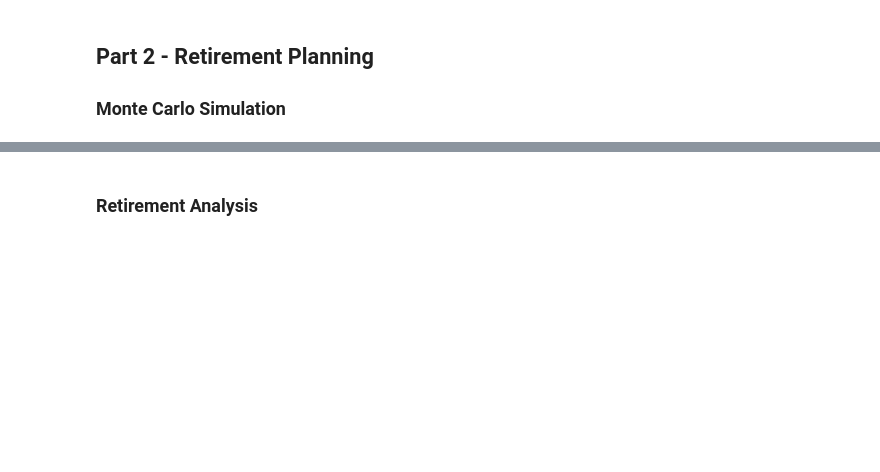
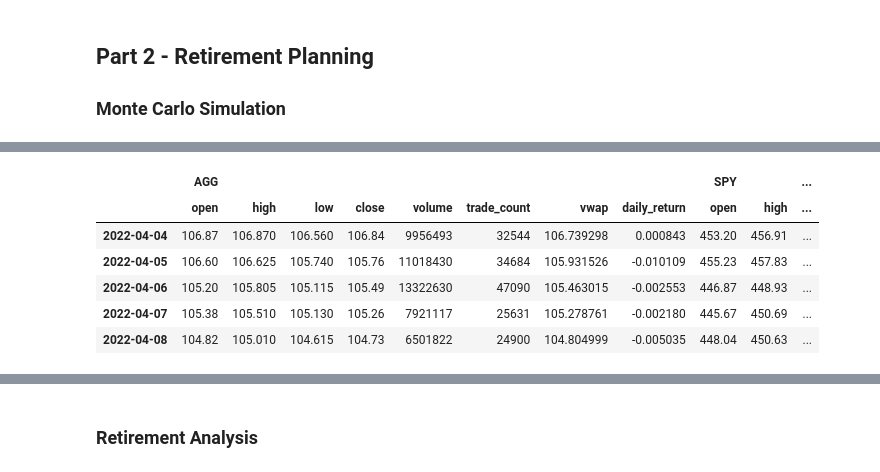
Before and after one commit to AkanSri/Rutgers-FinTech, a Jupyter notebook: 02-Homework/05-APIs/Starter_Code/financial-planner.ipynb, the cells around one changed output, grey strips where cells are left out. Saved outputs shown, nothing was run; the diff lists cells and outputs as text; code cells hidden in the pictures; blank space fills up the shorter version.

```diff
--- a/02-Homework/05-APIs/Starter_Code/financial-planner.ipynb
+++ b/02-Homework/05-APIs/Starter_Code/financial-planner.ipynb
@@ -192 +215,12 @@ df_stock_data.head()
+# %%
+# Printing the simulation input data
+MC_30.portfolio_data.tail()
+# %% [output]
+|  | AGG |  |  |  |  |  |  |  | SPY |  | ... |
+|  | open | high | low | close | volume | trade_count | vwap | daily_return | open | high | ... |
+| 2022-04-04 | 106.87 | 106.870 | 106.560 | 106.84 | 9956493 | 32544 | 106.739298 | 0.000843 | 453.20 | 456.91 | ... |
+| 2022-04-05 | 106.60 | 106.625 | 105.740 | 105.76 | 11018430 | 34684 | 105.931526 | -0.010109 | 455.23 | 457.83 | ... |
+| 2022-04-06 | 105.20 | 105.805 | 105.115 | 105.49 | 13322630 | 47090 | 105.463015 | -0.002553 | 446.87 | 448.93 | ... |
+| 2022-04-07 | 105.38 | 105.510 | 105.130 | 105.26 | 7921117 | 25631 | 105.278761 | -0.002180 | 445.67 | 450.69 | ... |
+| 2022-04-08 | 104.82 | 105.010 | 104.615 | 104.73 | 6501822 | 24900 | 104.804999 | -0.005035 | 448.04 | 450.63 | ... |
 # %%
```
Also changed, not shown: parts of 17 cells of this notebook, 1 other file.
